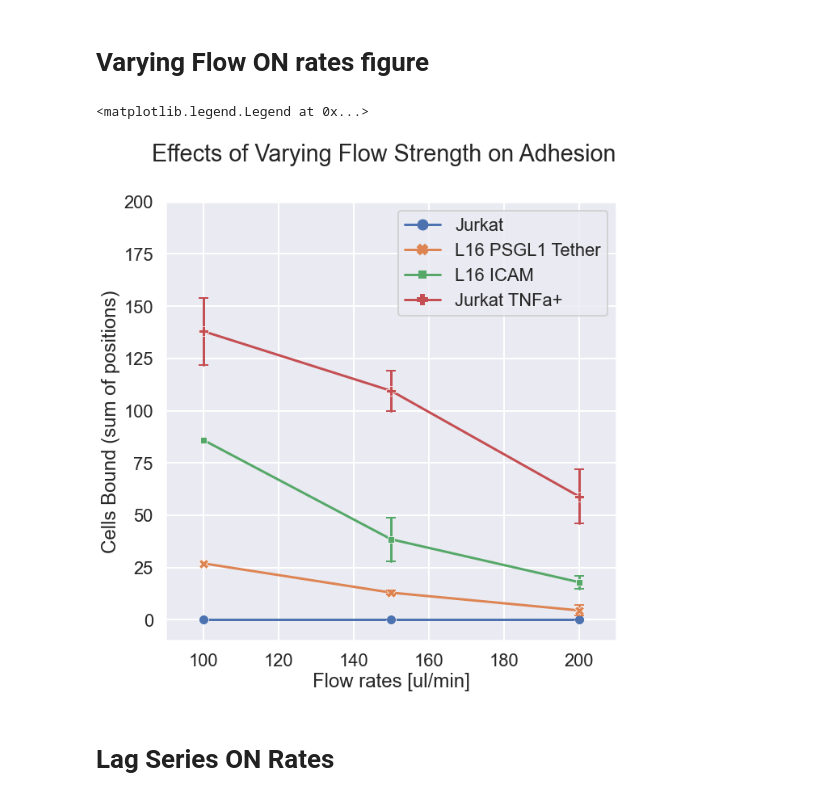
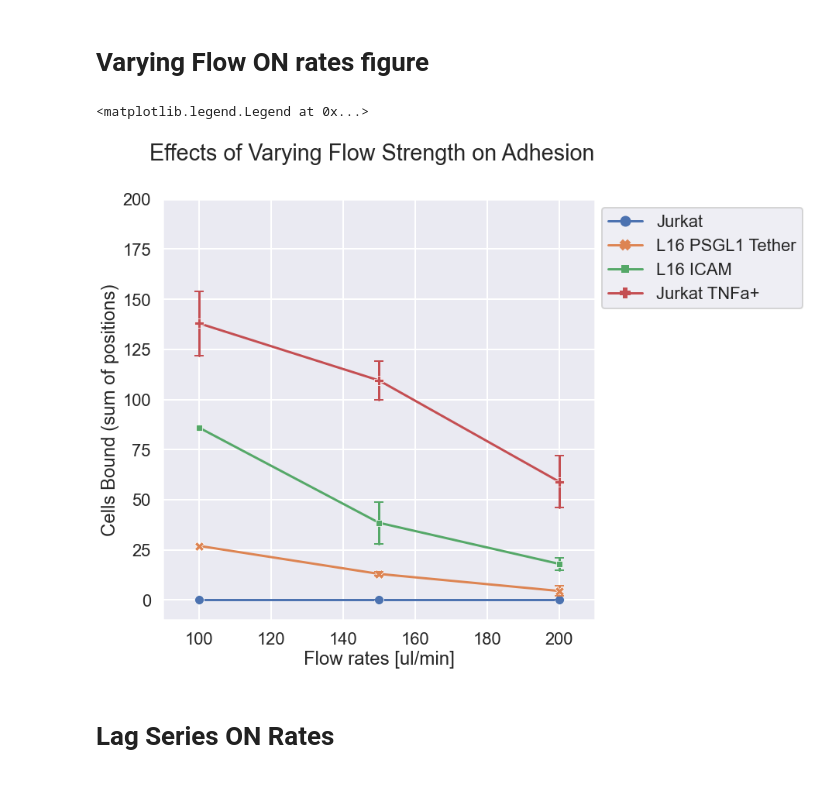
Before and after one commit to admbarre/tc_tools, a Jupyter notebook: notebooks/Visualize.ipynb, the cells around one changed output. Drawn from its saved outputs; the diff is of its cells as text; code cells hidden in the pictures.

```diff
--- a/notebooks/Visualize.ipynb
+++ b/notebooks/Visualize.ipynb
@@ -152,22 +161,22 @@ plt.legend()
 # %%
 vary_fig, vary_ax = plt.subplots(figsize=(10, 10))
 vary_fig.suptitle("Effects of Varying Flow Strength on Adhesion")
 
 vary_ax = sns.lineplot(
     data=varying_df, x="Flow", y="Aggregate(SUM)", hue="Construct",
     palette="deep",markers=True, style="Construct", dashes=False,err_style="bars", ci=68, err_kws={'capsize':6}
 )
 
 # Adding some extras on the ends to be able to see points
 vary_ax.set_ylim([-10,200])
 vary_ax.set_ylabel("Cells Bound (sum of positions)")
 
 vary_ax.set_xlim([90,210])
 vary_ax.set_xlabel("Flow rates [ul/min]")
-vary_ax.legend()
+vary_ax.legend(loc="upper right", bbox_to_anchor=(1.5,1))
 # %% [output]
 <matplotlib.legend.Legend at 0x...>
-[figure, old version]
+[figure, new version]
 # %% [markdown]
 # Lag Series ON Rates
 # %%
```
Also changed, not shown: parts of 6 cells of this notebook.
